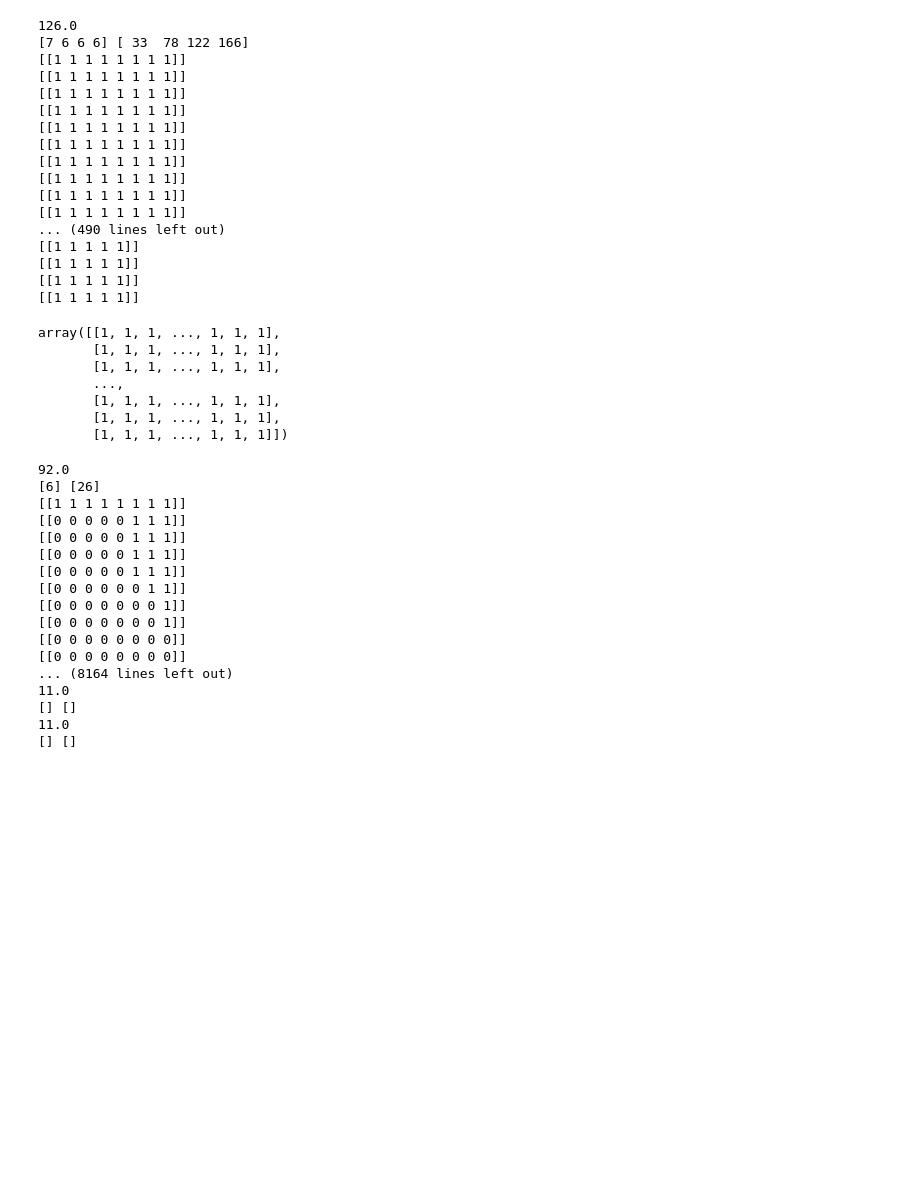
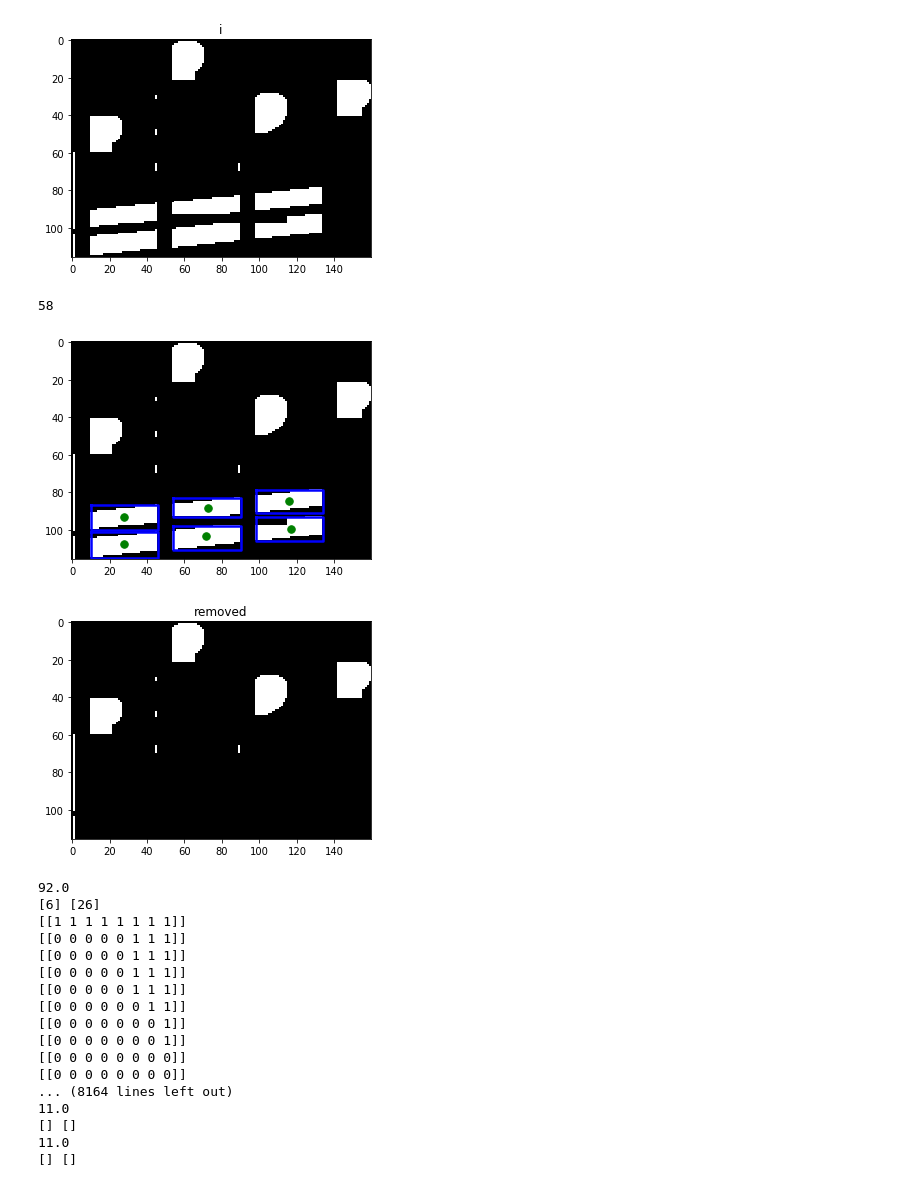
Before and after one commit to nadaabdelmaboud/Sm3ni, a Jupyter notebook: StaffRemoval/verticalLines.ipynb, the cells around one changed output. Cells and saved outputs as stored; diff of their text form; code cells hidden in the pictures; blank space fills up the shorter version.

Commit message:
removing horizontal and diagonal lines

```diff
--- a/StaffRemoval/verticalLines.ipynb
+++ b/StaffRemoval/verticalLines.ipynb
@@ -44,9 +63,9 @@ def calcVerticalLinesPos(colHist,maxProjection):
             else:
                 #end of ones
                 end=i+1
-                if(end-start<1.5*maxSpace):
-                    peaksMid.append(int((start+end)/2))
-                    width.append((end-start))
+                #if(end-start<1.5*maxSpace):
+                peaksMid.append(int((start+end)/2))
+                width.append((end-start))
 
     return np.array(width),np.array(peaksMid)
 # %%
@@ -78,36 +97,45 @@ def removeSymbolVerticalLines(contour):
     removedImg=applyRemoving(width,peaksMids,Binarized)
     cv2.imwrite("outs/removed.png",removedImg*255)
     return removedImg
+# %%
+def RemoveHorizontalAndDiagonalLines(img):
+    tImg = np.copy(img)
+    removed = np.copy(img)
+    labelImg = label(tImg)
+    regions = regionprops(labelImg)
+    for r in regions:
+        minr, minc, maxr, maxc = r.bbox
+        aspectratio = (maxc-minc)/(maxr-minr)
+        if(aspectratio >= 1.5):
+            diagonal.append([minr, minc, maxr, maxc])
+            removed[minr:maxr,minc:maxc]=0
+            bx = (minc, maxc, maxc, minc, minc)
+            by = (minr, minr, maxr, maxr, minr)
+            y0,x0 = r.centroid
+            ax.plot(bx, by, '-b', linewidth=2.5)
+            ax.plot(x0, y0, '.g', markersize=15)
+            '''
+            print("area : ",r.area)
+            print("bounding box :" , r.bbox)
+            print("width = " ,maxc-minc)
+            print("height = ",maxr-minr)
+            print("aspect ratio = ",((maxc-minc)/(maxr-minr)) )
+            '''
+    return removed
 # %%
-img2=cv2.imread("contours/48.png",0)
+img2=cv2.imread("contours/49.png",0)
 img2=img2>100
 img2=img2*1
 removeSymbolVerticalLines(img2)
+show_images([1-img2],["i"])
+
+removed = RemoveHorizontalAndDiagonalLines(1-img2)
+show_images([removed],["removed"])
 # %% [output]
+[figure, added]
-126.0
-[7 6 6 6] [ 33  78 122 166]
-[[1 1 1 1 1 1 1 1]]
-[[1 1 1 1 1 1 1 1]]
-[[1 1 1 1 1 1 1 1]]
-[[1 1 1 1 1 1 1 1]]
-[[1 1 1 1 1 1 1 1]]
-[[1 1 1 1 1 1 1 1]]
-[[1 1 1 1 1 1 1 1]]
-[[1 1 1 1 1 1 1 1]]
-[[1 1 1 1 1 1 1 1]]
-[[1 1 1 1 1 1 1 1]]
-... (490 lines left out)
-[[1 1 1 1 1]]
-[[1 1 1 1 1]]
-[[1 1 1 1 1]]
-[[1 1 1 1 1]]
+58
-array([[1, 1, 1, ..., 1, 1, 1],
-       [1, 1, 1, ..., 1, 1, 1],
-       [1, 1, 1, ..., 1, 1, 1],
-       ...,
-       [1, 1, 1, ..., 1, 1, 1],
-       [1, 1, 1, ..., 1, 1, 1],
-       [1, 1, 1, ..., 1, 1, 1]])
+[figure, added]
+[figure, added]
 # %%
 import matplotlib.pyplot as plt
 from skimage import data, color, img_as_ubyte
```
Also changed, not shown: parts of 4 cells of this notebook, 38 other files.
